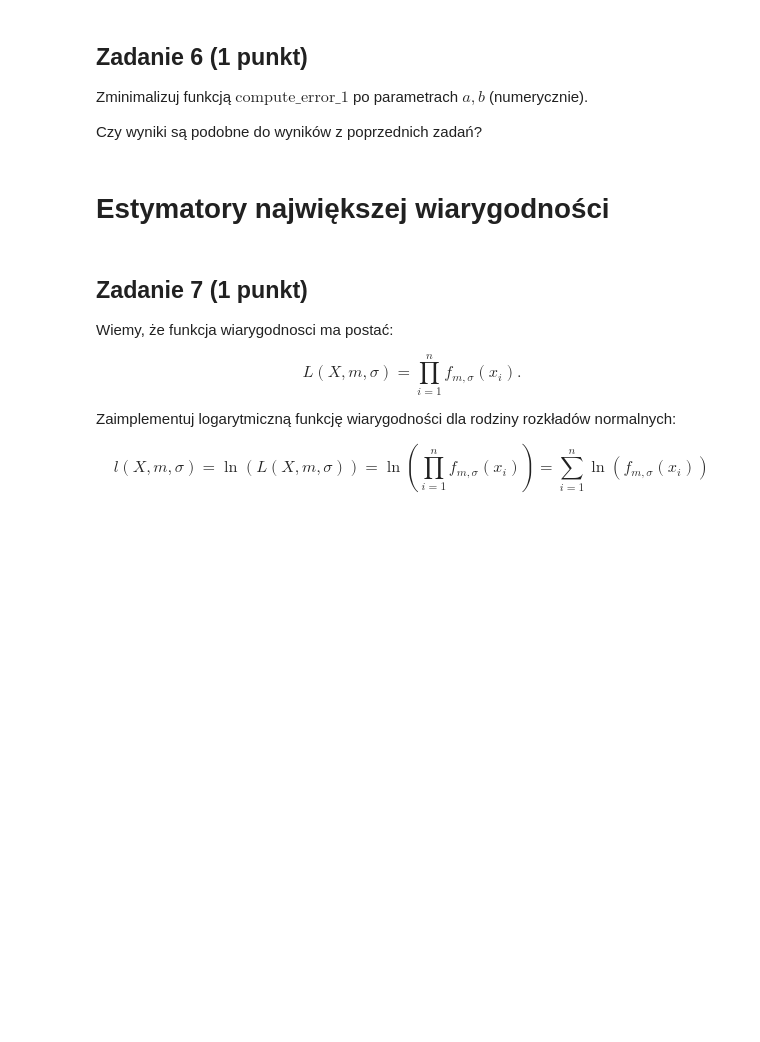
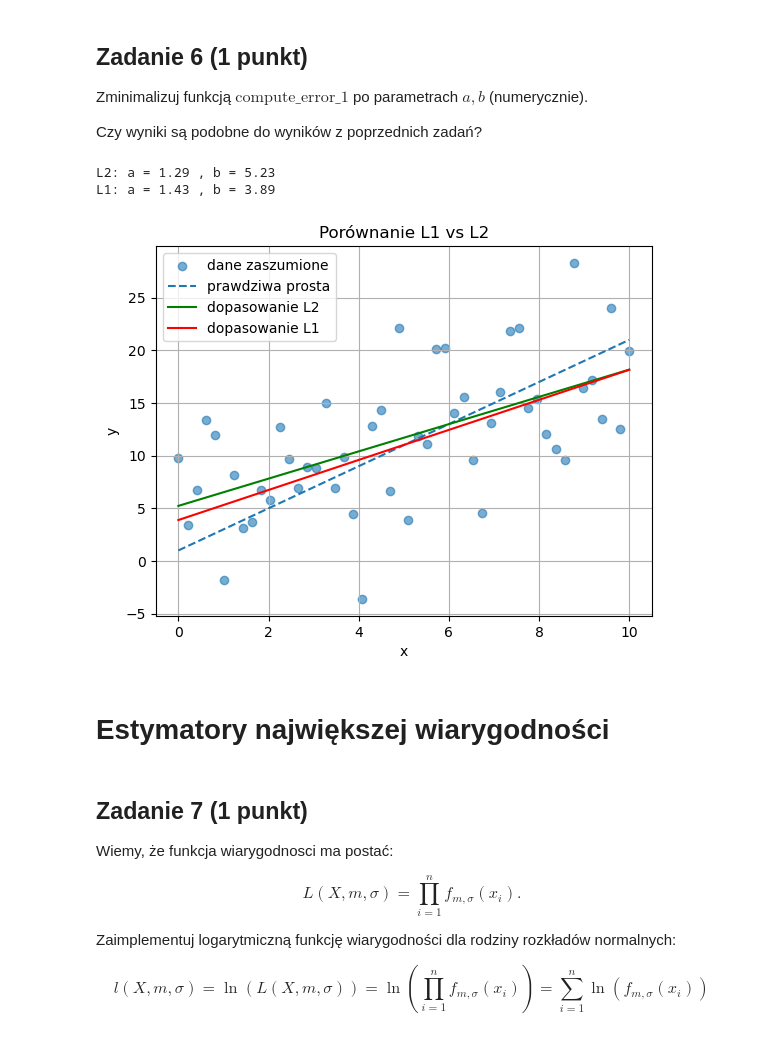
Before and after one commit to FBI223/PSI_BACA, a Jupyter notebook: notebooki/AD_Z04.ipynb, the cells around one changed output. Cells and saved outputs as stored; diff of their text form; code cells hidden in the pictures; blank space fills up the shorter version.

```diff
--- a/notebooki/AD_Z04.ipynb
+++ b/notebooki/AD_Z04.ipynb
@@ -262,6 +373,71 @@ $$
 Zminimalizuj funkcją $\mathrm{compute\_error\_1}$ po parametrach $a,b$ (numerycznie).
 
 Czy wyniki są podobne do wyników z poprzednich zadań?
+# %%
+import numpy as np
+from scipy import optimize
+import matplotlib.pyplot as plt
+
+np.random.seed(0)
+
+# Generujemy dane liniowe + losowy szum
+x = np.linspace(0, 10, 50)
+y_true = 2 * x + 1
+noise = np.random.normal(0, 5, size=x.shape)
+y = y_true + noise
+
+
+# Błąd L2 (kwadratowy)
+def compute_error_L2(params, x, y):
+    a, b = params
+    y_pred = a * x + b
+    return np.sum((y - y_pred) ** 2)
+
+# Błąd L1 (modułowy)
+def compute_error_L1(params, x, y):
+    a, b = params
+    y_pred = a * x + b
+    return np.sum(np.abs(y - y_pred))
+
+
+start = np.array([0.0, 0.0])
+
+# L2 (najmniejsze kwadraty)
+res_l2 = optimize.fmin_cg(compute_error_L2, start, args=(x, y), disp=False)
+
+# L1 (najmniejszy moduł)
+res_l1 = optimize.fmin_cg(compute_error_L1, start, args=(x, y), disp=False)
+
+
+
+a_l2, b_l2 = res_l2
+a_l1, b_l1 = res_l1
+
+print("L2: a =", round(a_l2, 2), ", b =", round(b_l2, 2))
+print("L1: a =", round(a_l1, 2), ", b =", round(b_l1, 2))
+
+# Wykres
+plt.scatter(x, y, label="dane zaszumione", alpha=0.6)
+plt.plot(x, y_true, label="prawdziwa prosta", linestyle='--')
+plt.plot(x, a_l2 * x + b_l2, label="dopasowanie L2", color='green')
+plt.plot(x, a_l1 * x + b_l1, label="dopasowanie L1", color='red')
+plt.legend()
+plt.title("Porównanie L1 vs L2")
+plt.xlabel("x")
+plt.ylabel("y")
+plt.grid(True)
+plt.show()
+
+
+"""
+L2 (zielona) może być mocniej ściągana przez ekstremalne wartości (outliery).
+
+L1 (czerwona) jest bardziej odporna na outliery – traktuje wszystkie błędy liniowo.
+"""
+# %% [output]
+L2: a = 1.29 , b = 5.23
+L1: a = 1.43 , b = 3.89
+[figure, added]
 # %% [markdown]
 # Estymatory największej wiarygodności
 # %% [markdown]
```
Also changed, not shown: parts of 16 cells of this notebook.
